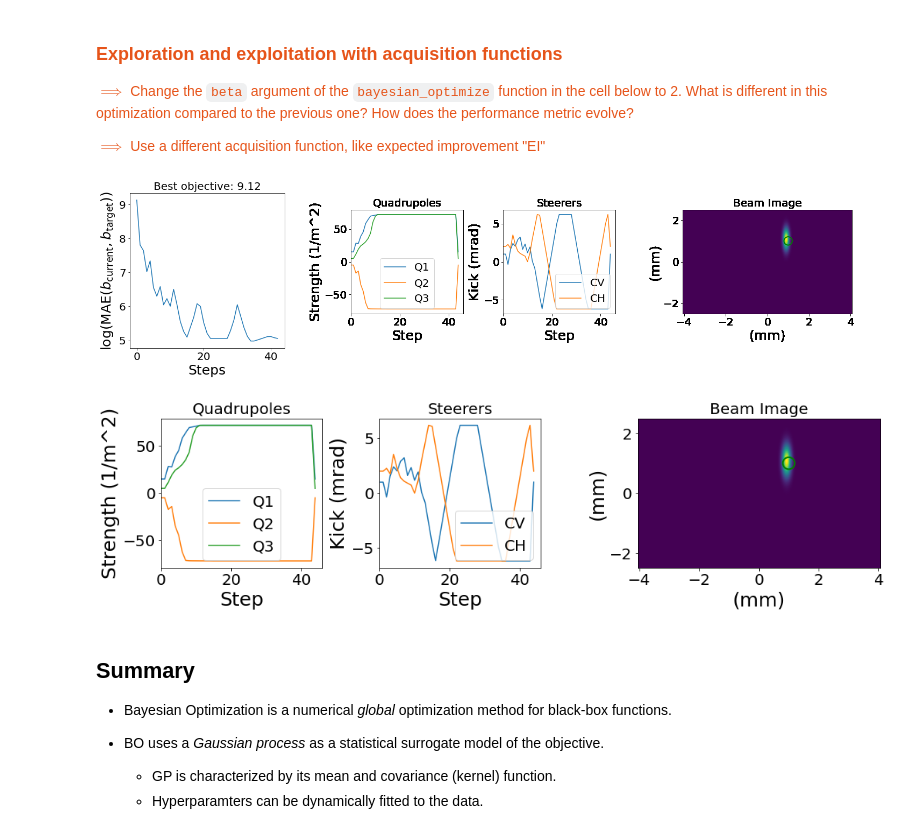
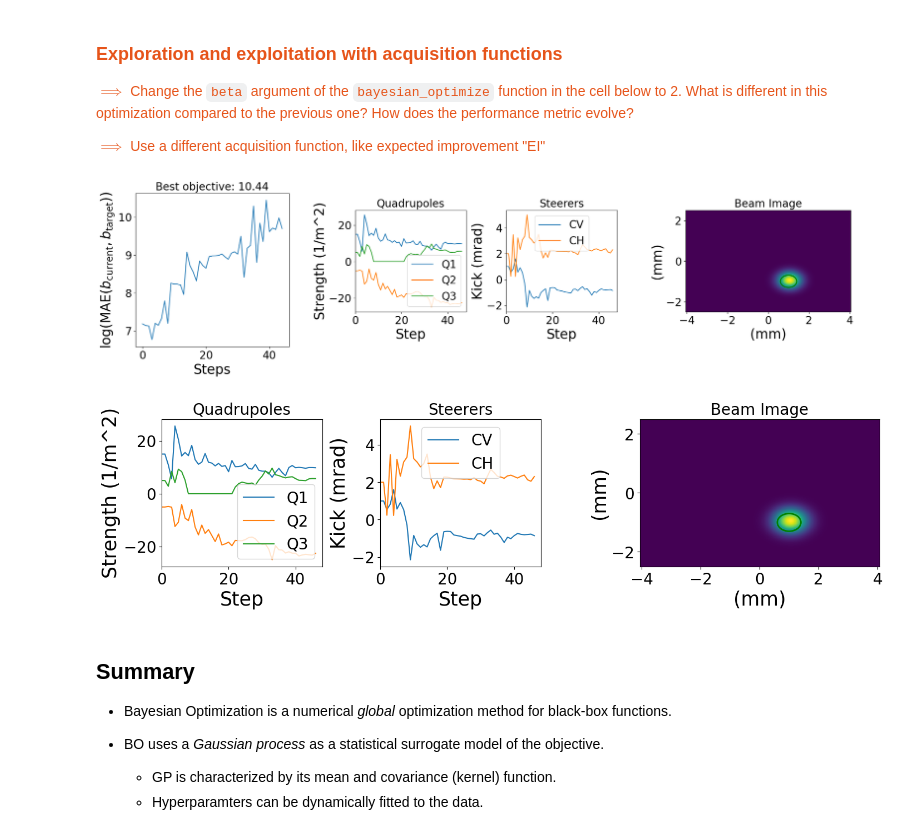
Before and after one commit to aoeftiger/TUDa-NMAP-14, a Jupyter notebook: lecture.ipynb, the cells around one changed output. Drawn from its saved outputs; the diff is of its cells as text; code cells hidden in the pictures.

Commit message:
fix env rescale, finalise notebook

```diff
--- a/lecture.ipynb
+++ b/lecture.ipynb
@@ -508,10 +504,10 @@ for i in range(steps):
 <p style="color:#e6541a;">$\implies$ Take into account the dimensions of the screen ($\pm$ 2e-3 m)</p>
 <p style="color:#e6541a;">$\implies$ The target beam will be represented by a green circle on the screen</p>
 # %%
-target_beam = [1e-3, 2e-4, 1e-3, 2e-4]  # Change it
+target_beam = [1e-3, 4e-4, -1e-3, 3e-4]  # Change it
 # %%
 env = ARESEA(target_beam_mode="constant",target_beam_values=target_beam,
-             magnet_init_mode="constant", magnet_init_values=[15, -5, 1e-3, 15, 3e-3])
+             magnet_init_mode="constant", magnet_init_values=[15,-5,1e-3,5,2e-3])
 env = RescaleAction(env, -1, 1)  # Normalize the action space to [-1,1]^n
 observation, _ = env.reset()
 env.render()
@@ -521,7 +517,7 @@ env.render()
 <h2>Implementation of a full Bayesian optimization loop</h2>
 # %%
 def bayesian_optimize(env: gym.Env, last_observation, init_mode="current", n_steps=50,
-                      acquisition="UCB", beta=2, n_init=3, max_step_size:float=0.5, set_to_best=True,
+                      acquisition="UCB", beta=2, n_init=5, max_step_size:float=0.5, set_to_best=True,
                       random_seed=None, show_plot=False, proximal=None,time_sleep=0.2):
     ##################################################################
     # Some preliminary settings
@@ -680,16 +677,17 @@ opt_info = bayesian_optimize(env, last_observation=observation, n_steps=60, max_
 # %%
 env = ARESEA(target_beam_mode="constant",target_beam_values=target_beam, magnet_init_mode="constant",
              magnet_init_values=[15, -5, 1e-3, 5, 2e-3])
+env = RescaleAction(env, -1, 1)  # Normalize the action space to [-1,1]^n
 observation, _ = env.reset()
 
 
 ### Change the value of beta, see how it impacts the optimization process;
 ### Or switch to another acquisition
 opt_info = bayesian_optimize(env, observation, n_steps=40, acquisition="UCB", beta=2.0,
                              max_step_size=0.3, show_plot=True, time_sleep=0.05)
 # %% [output]
-[figure, old version]
+[figure, new version]
-[figure, old version]
+[figure, new version]
 # %% [markdown]
 
 ## Summary
```
Also changed, not shown: parts of 7 cells of this notebook.
